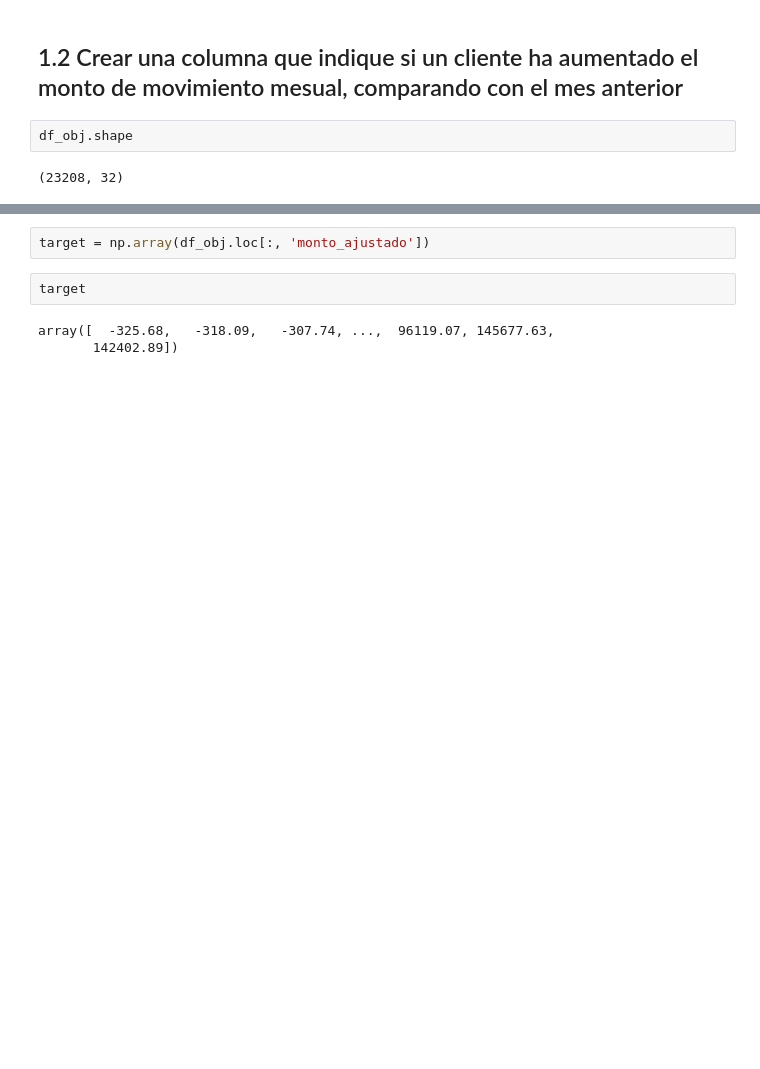
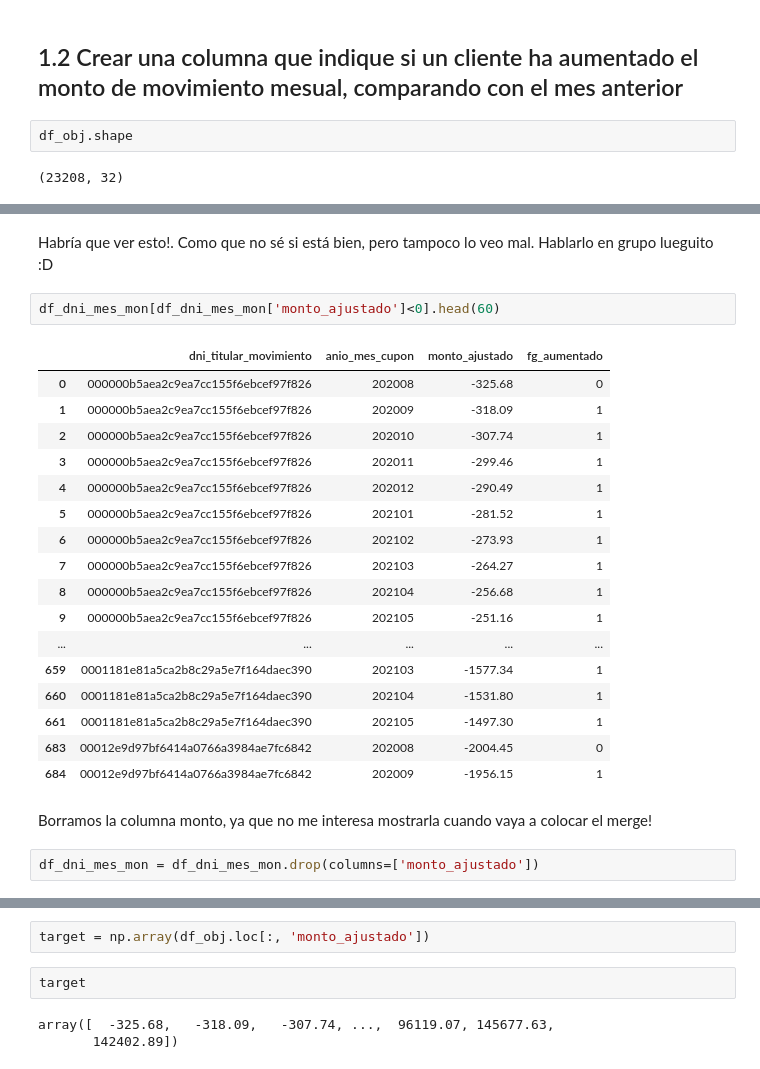
Before and after one commit to JIBarrionuevoGaltier/DiploDatos_2021_Mentoria_Grupo_2, a Jupyter notebook: notebooks_tp3/trabajo_practico_3_grupo2.ipynb, the cells around one changed output, grey strips where cells are left out. Saved outputs shown, nothing was run; the diff lists cells and outputs as text; blank space fills up the shorter version.

```diff
--- a/notebooks_tp3/trabajo_practico_3_grupo2.ipynb
+++ b/notebooks_tp3/trabajo_practico_3_grupo2.ipynb
@@ -155,0 +185,26 @@ array([0.])
+# %% [markdown]
+Habría que ver esto!. Como que no sé si está bien, pero tampoco lo veo mal. Hablarlo en grupo lueguito :D
+# %%
+df_dni_mes_mon[df_dni_mes_mon['monto_ajustado']<0].head(60)
+# %% [output]
+|  | dni_titular_movimiento | anio_mes_cupon | monto_ajustado | fg_aumentado |
+| 0 | 000000b5aea2c9ea7cc155f6ebcef97f826 | 202008 | -325.68 | 0 |
+| 1 | 000000b5aea2c9ea7cc155f6ebcef97f826 | 202009 | -318.09 | 1 |
+| 2 | 000000b5aea2c9ea7cc155f6ebcef97f826 | 202010 | -307.74 | 1 |
+| 3 | 000000b5aea2c9ea7cc155f6ebcef97f826 | 202011 | -299.46 | 1 |
+| 4 | 000000b5aea2c9ea7cc155f6ebcef97f826 | 202012 | -290.49 | 1 |
+| 5 | 000000b5aea2c9ea7cc155f6ebcef97f826 | 202101 | -281.52 | 1 |
+| 6 | 000000b5aea2c9ea7cc155f6ebcef97f826 | 202102 | -273.93 | 1 |
+| 7 | 000000b5aea2c9ea7cc155f6ebcef97f826 | 202103 | -264.27 | 1 |
+| 8 | 000000b5aea2c9ea7cc155f6ebcef97f826 | 202104 | -256.68 | 1 |
+| 9 | 000000b5aea2c9ea7cc155f6ebcef97f826 | 202105 | -251.16 | 1 |
+| ... | ... | ... | ... | ... |
+| 659 | 0001181e81a5ca2b8c29a5e7f164daec390 | 202103 | -1577.34 | 1 |
+| 660 | 0001181e81a5ca2b8c29a5e7f164daec390 | 202104 | -1531.80 | 1 |
+| 661 | 0001181e81a5ca2b8c29a5e7f164daec390 | 202105 | -1497.30 | 1 |
+| 683 | 00012e9d97bf6414a0766a3984ae7fc6842 | 202008 | -2004.45 | 0 |
+| 684 | 00012e9d97bf6414a0766a3984ae7fc6842 | 202009 | -1956.15 | 1 |
+# %% [markdown]
+Borramos la columna monto, ya que no me interesa mostrarla cuando vaya a colocar el merge!
+# %%
+df_dni_mes_mon = df_dni_mes_mon.drop(columns=['monto_ajustado'])
```
Also changed, not shown: parts of 15 cells of this notebook.
